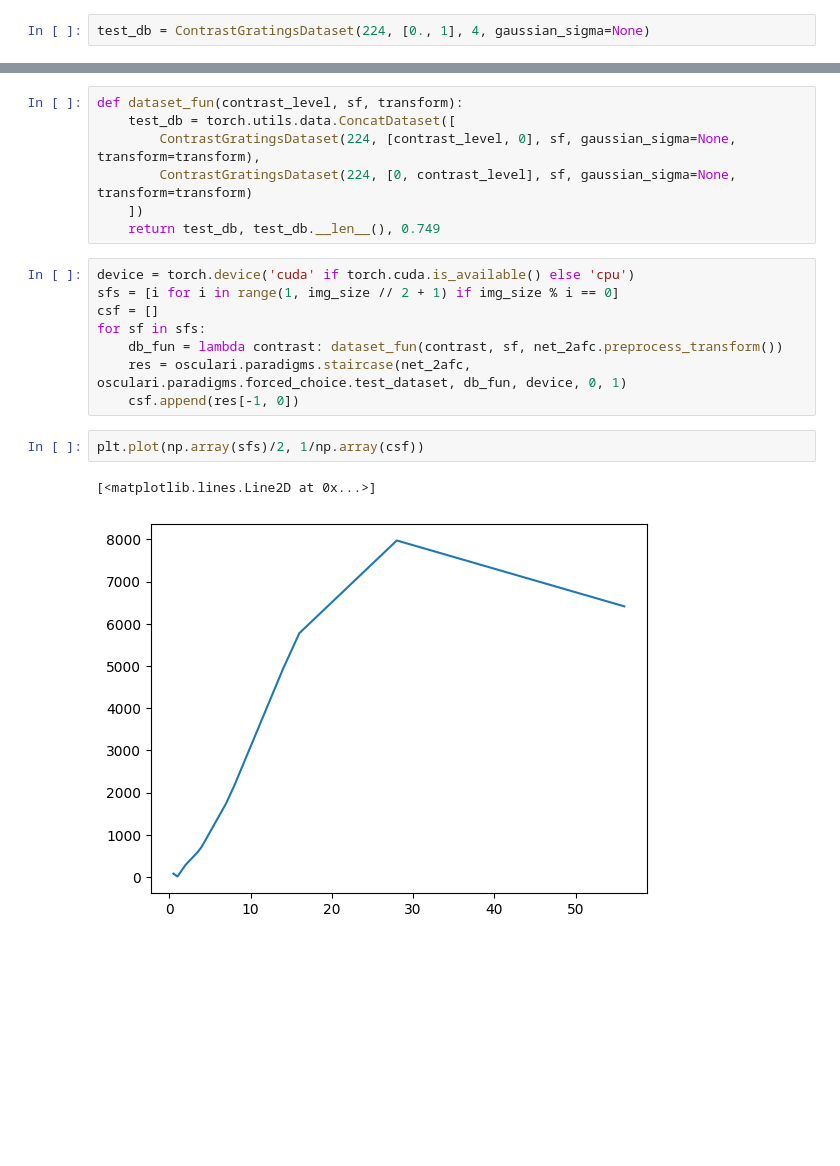
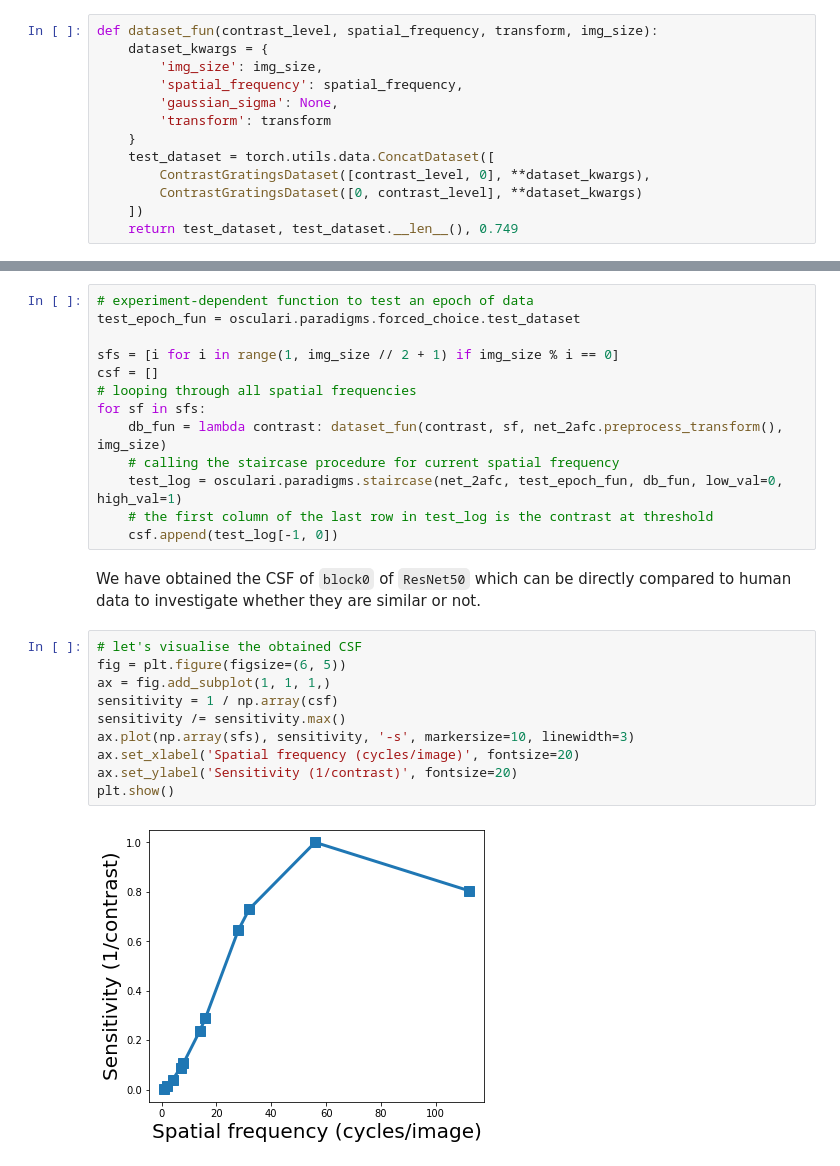
Before and after one commit to ArashAkbarinia/osculari, a Jupyter notebook: docs/source/notebooks/quick_start.ipynb, the cells around one changed output, grey strips where cells are left out. Saved outputs shown, nothing was run; the diff lists cells and outputs as text; blank space fills up the shorter version.

```diff
--- a/docs/source/notebooks/quick_start.ipynb
+++ b/docs/source/notebooks/quick_start.ipynb
@@ -90,5 +150,16 @@ class ContrastGratingsDataset(osculari.datasets.gratings.GratingsDataset):
         gt = np.argmax(self.contrasts)
         return stimuli0, stimuli1, gt
 # %%
-test_db = ContrastGratingsDataset(224, [0., 1], 4, gaussian_sigma=None)
+def dataset_fun(contrast_level, spatial_frequency, transform, img_size):
+    dataset_kwargs = {
+        'img_size': img_size,
+        'spatial_frequency': spatial_frequency,
+        'gaussian_sigma': None,
+        'transform': transform
+    }
+    test_dataset = torch.utils.data.ConcatDataset([
+        ContrastGratingsDataset([contrast_level, 0], **dataset_kwargs),
+        ContrastGratingsDataset([0, contrast_level], **dataset_kwargs)
+    ])
+    return test_dataset, test_dataset.__len__(), 0.749
 # %%
@@ -104,20 +184,28 @@ for i in range(test_db.__len__()):
-# %%
-def dataset_fun(contrast_level, sf, transform):
-    test_db = torch.utils.data.ConcatDataset([
-        ContrastGratingsDataset(224, [contrast_level, 0], sf, gaussian_sigma=None, transform=transform),
-        ContrastGratingsDataset(224, [0, contrast_level], sf, gaussian_sigma=None, transform=transform)
-    ])
-    return test_db, test_db.__len__(), 0.749
 # %%
-device = torch.device('cuda' if torch.cuda.is_available() else 'cpu')
+# experiment-dependent function to test an epoch of data
+test_epoch_fun = osculari.paradigms.forced_choice.test_dataset
+
 sfs = [i for i in range(1, img_size // 2 + 1) if img_size % i == 0]
 csf = []
+# looping through all spatial frequencies
 for sf in sfs:
-    db_fun = lambda contrast: dataset_fun(contrast, sf, net_2afc.preprocess_transform())
-    res = osculari.paradigms.staircase(net_2afc, osculari.paradigms.forced_choice.test_dataset, db_fun, device, 0, 1)
-    csf.append(res[-1, 0])
+    db_fun = lambda contrast: dataset_fun(contrast, sf, net_2afc.preprocess_transform(), img_size)
+    # calling the staircase procedure for current spatial frequency
+    test_log = osculari.paradigms.staircase(net_2afc, test_epoch_fun, db_fun, low_val=0, high_val=1)
+    # the first column of the last row in test_log is the contrast at threshold
+    csf.append(test_log[-1, 0])
+# %% [markdown]
+We have obtained the CSF of `block0` of `ResNet50` which can be directly compared to human data
+to investigate whether they are similar or not.
 # %%
-plt.plot(np.array(sfs)/2, 1/np.array(csf))
+# let's visualise the obtained CSF
+fig = plt.figure(figsize=(6, 5))
+ax = fig.add_subplot(1, 1, 1,)
+sensitivity = 1 / np.array(csf)
+sensitivity /= sensitivity.max()
+ax.plot(np.array(sfs), sensitivity, '-s', markersize=10, linewidth=3)
+ax.set_xlabel('Spatial frequency (cycles/image)', fontsize=20)
+ax.set_ylabel('Sensitivity (1/contrast)', fontsize=20)
+plt.show()
 # %% [output]
-[<matplotlib.lines.Line2D at 0x...>]
-[figure, old version]
+[figure, new version]
```
Also changed, not shown: parts of 15 cells of this notebook, 3 other files.
